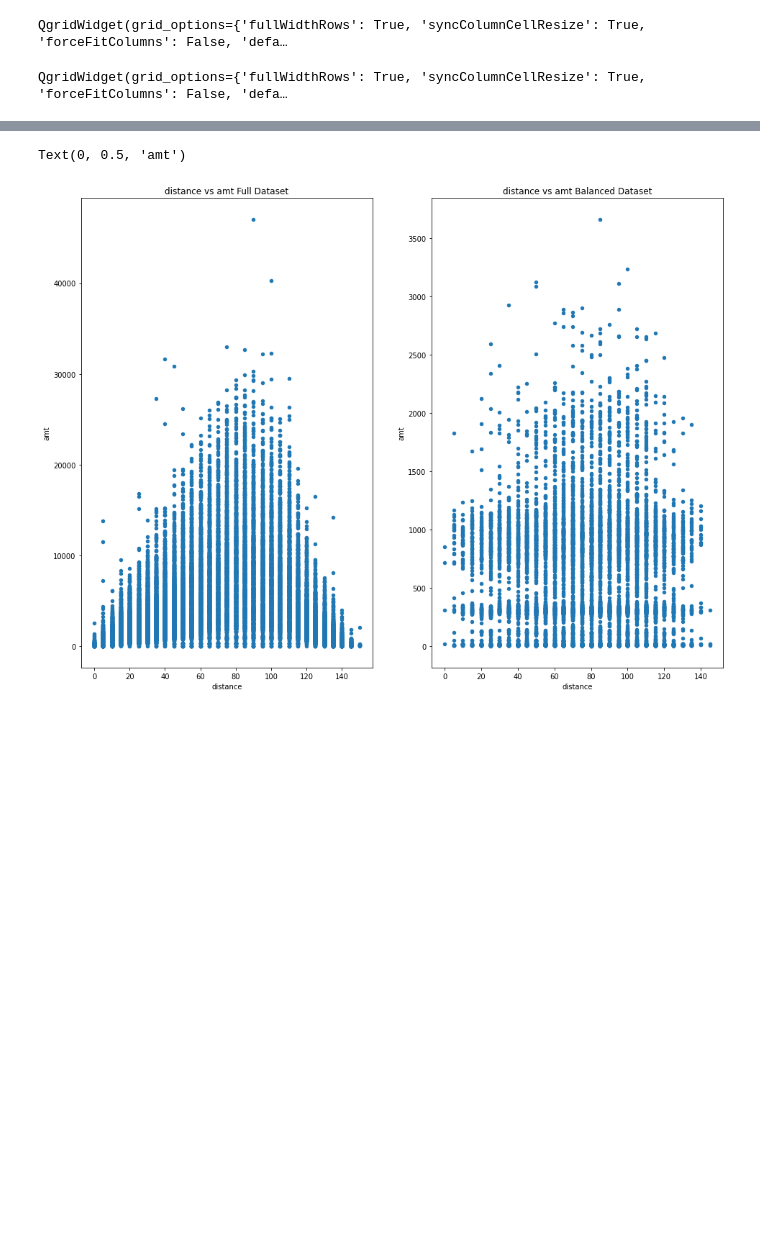
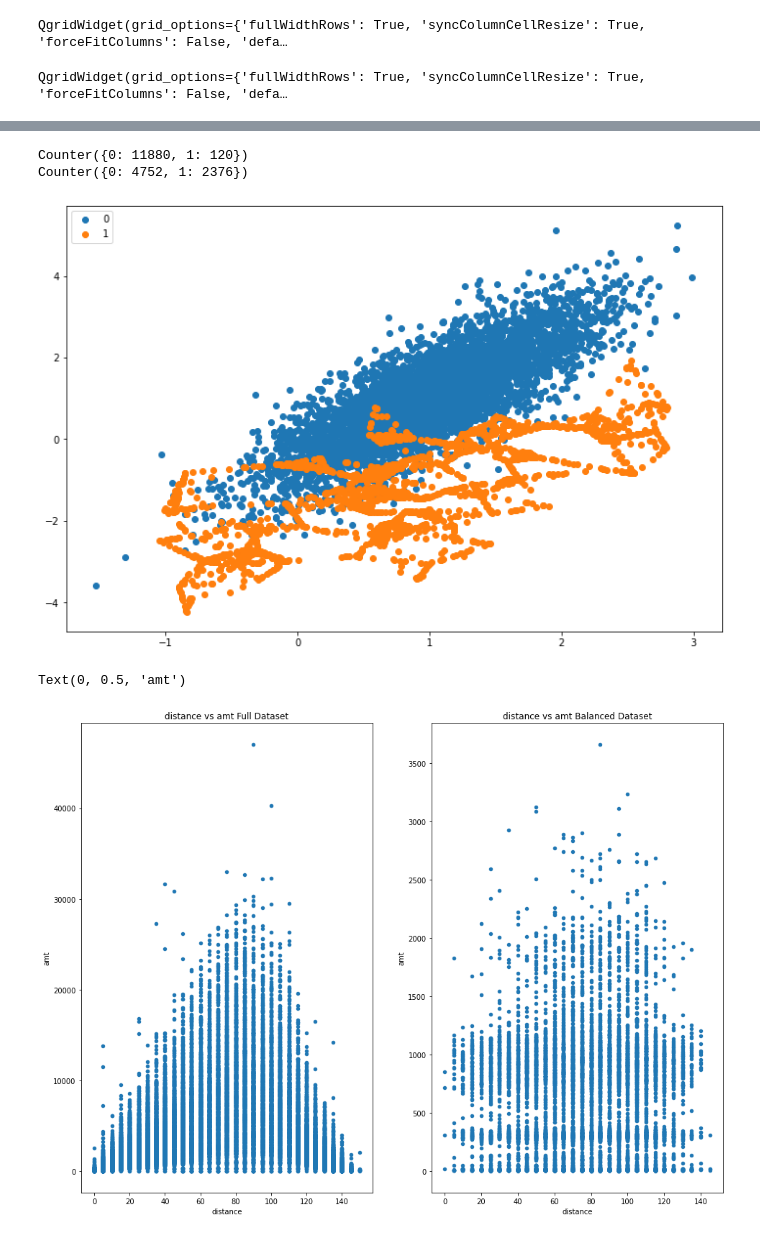
Before and after one commit to cwperks/eai6000_group5, a Jupyter notebook: week2/cperkins_week2_eda.ipynb, the cells around one changed output, grey strips where cells are left out. Saved outputs shown, nothing was run; the diff lists cells and outputs as text; code cells hidden in the pictures; blank space fills up the shorter version.

Commit message:
Add smote and pipeline to cperkins data analysis

```diff
--- a/week2/cperkins_week2_eda.ipynb
+++ b/week2/cperkins_week2_eda.ipynb
@@ -264,3 +251,68 @@ plt.scatter(pca_transform[:,0], pca_transform[:,1], c=y_res)
+# %%
+# main libraries
+import pandas as pd
+import numpy as np
+from datetime import date
+import geopy.distance
+from math import sin, cos, sqrt, atan2, radians, log
+import imblearn
+from numpy import mean, where
+from collections import Counter
+import qgrid
+
+# visual libraries
+import seaborn as sns
+import matplotlib.pyplot as plt
+
+# sklearn libraries
+from sklearn.preprocessing import LabelEncoder,StandardScaler
+from sklearn.model_selection import train_test_split
+from sklearn.linear_model import LinearRegression
+from sklearn.decomposition import PCA
+from sklearn.datasets import make_classification
+from sklearn.model_selection import cross_val_score,RepeatedStratifiedKFold
+from sklearn.tree import DecisionTreeClassifier
+from imblearn.pipeline import Pipeline
+from imblearn.over_sampling import SMOTE
+from imblearn.under_sampling import RandomUnderSampler
+
+# Oversample with SMOTE and random undersample for imbalanced dataset
+# Define dataset
+X_train = X_res
+y_train = y_res
+X_train, y_train = make_classification(n_samples=12000, n_features=2, n_redundant=0, n_clusters_per_class=1,
+                           weights=[0.99], flip_y=0, random_state=1)
+
+# Summarize class distribution
+counter = Counter(y_train)
+print(counter)
+
+# Define pipeline
+over = SMOTE(sampling_strategy=0.2)
+under = RandomUnderSampler(sampling_strategy=0.5)
+steps = [('o', over), ('u', under)]
+pipeline = Pipeline(steps=steps)
+
+# Transform the dataset
+X_train, y_train = pipeline.fit_resample(X_train, y_train)
+
+# Summarize the new class distribution
+counter = Counter(y_train)
+print(counter)
+
+
+# Scatter plot of examples by class label
+plt.figure(figsize=(12, 8))
+for label, _ in counter.items():
+    row_ix = where(y_train == label)[0]
+    plt.scatter(X_train[row_ix, 0], X_train[row_ix, 1], label=str(label))
+
+plt.legend()
+plt.show()
+# %% [output]
+Counter({0: 11880, 1: 120})
+Counter({0: 4752, 1: 2376})
+[figure, added]
 # %%
 txn_amounts_by_consumer_by_distance = fraud_df.groupby(['cc_num', 'distance_round'])['amt'].agg('sum').sort_index().reset_index()
 txn_amounts_by_consumer_by_distance.columns = ['cc_num', 'distance_round','amt']
```
Also changed, not shown: parts of 4 cells of this notebook.
